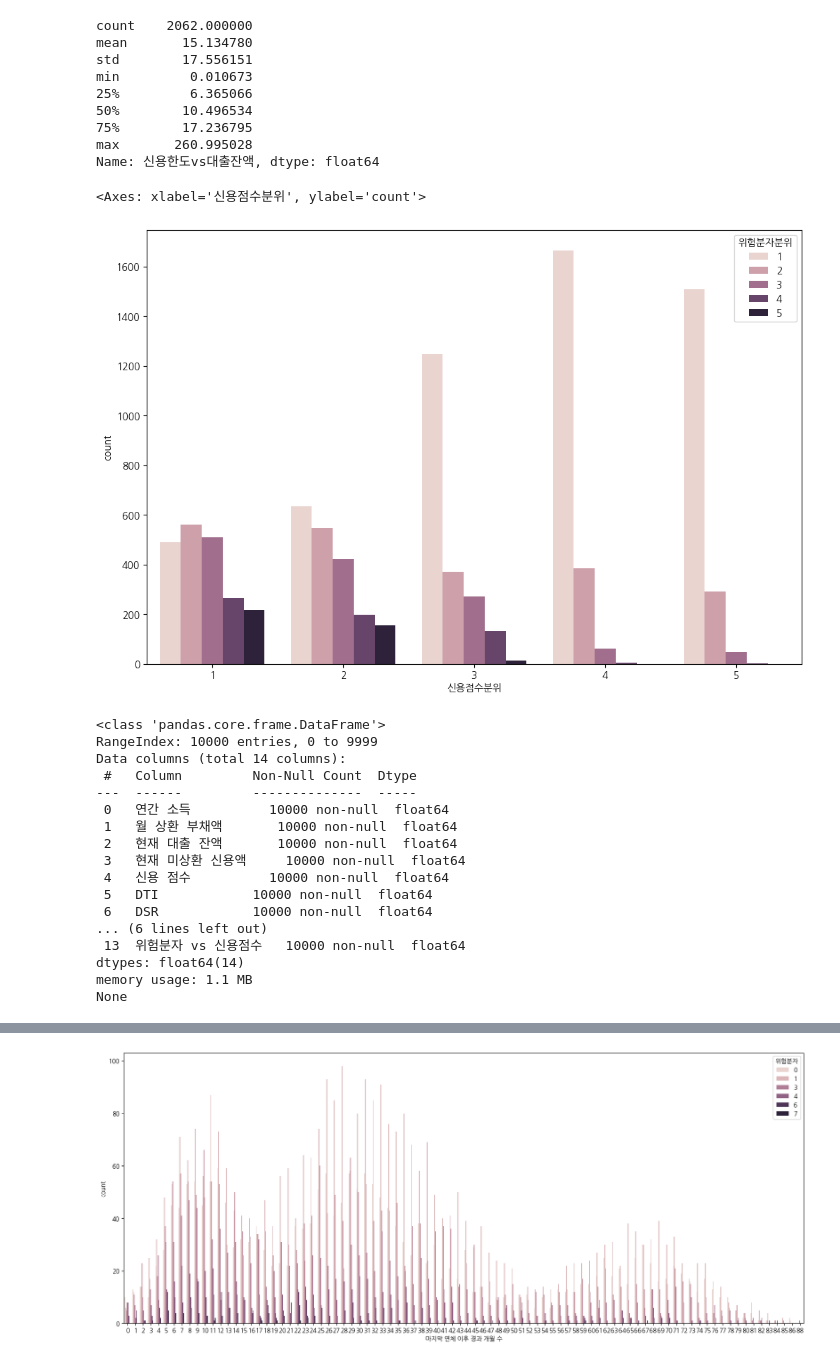
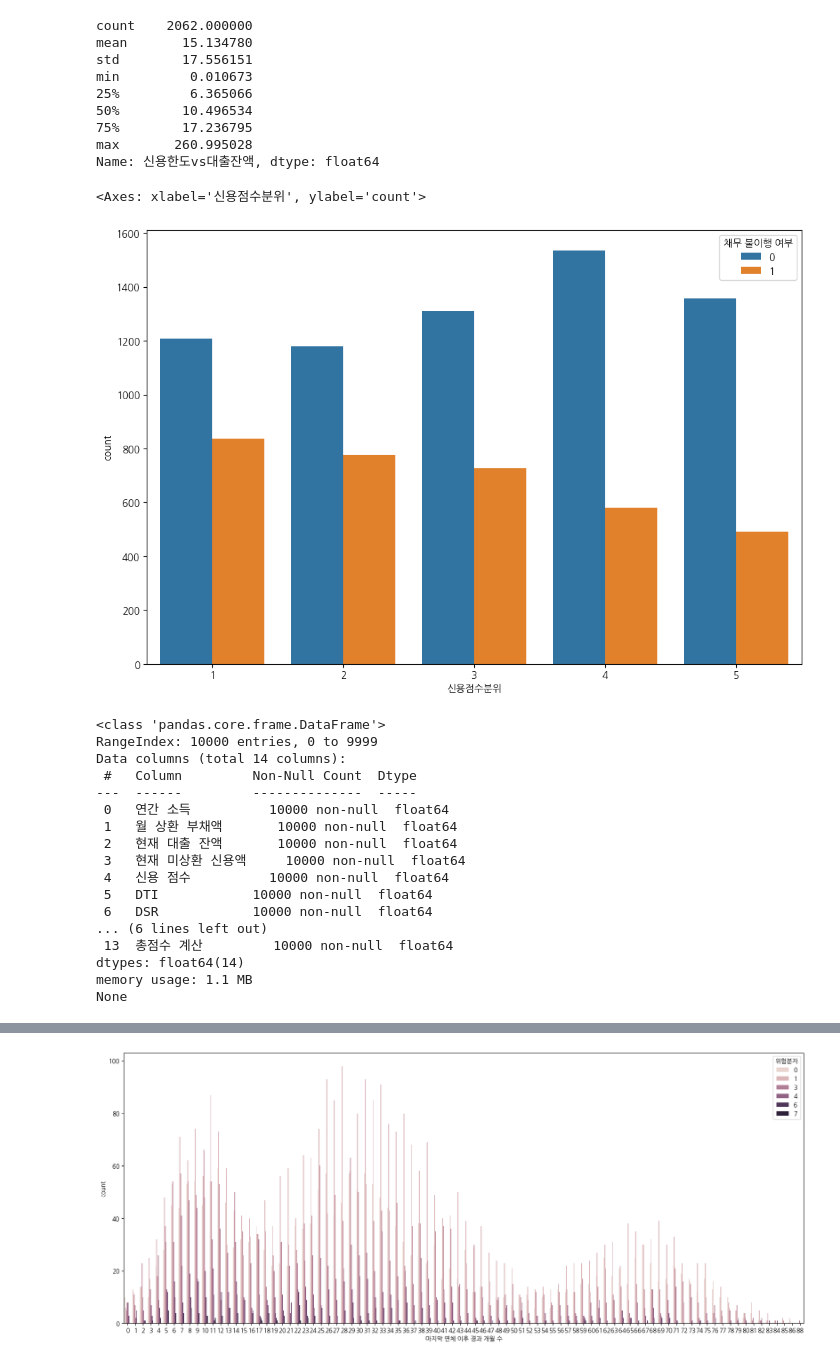
Before and after one commit to yunjun0914/dacon, a Jupyter notebook: 채무불이행 여부/채무불이행_boxcox변환.ipynb, the cells around one changed output, grey strips where cells are left out. Saved outputs shown, nothing was run; the diff lists cells and outputs as text; code cells hidden in the pictures.

```diff
--- a/채무불이행 여부/채무불이행_boxcox변환.ipynb
+++ b/채무불이행 여부/채무불이행_boxcox변환.ipynb
@@ -26,6 +26,7 @@ sns.countplot(x = "대출 상환 기간", hue = "채무 불이행 여부", data
 [figure]
 # %%
 from sklearn.ensemble import RandomForestRegressor
+from scipy.optimize import curve_fit
 def preprocess(df):
     df = df.copy()
     def year(x):
@@ -87,11 +88,18 @@ def preprocess(df):
     df["연체위험"] = ((df["연체 이후 경과 개월 분위수"] < 3) & (df["신용점수분위"] < 3)).astype(int)
 
 
-    df["위험분자"] = df["신용위험"] + df["소득위험"] + df["대출위험"] + df["파산위험"] + df["부채통합위험"] +df["부채통합위험2"] + df["장기상환위험"] + df["채무 이행 의지 없음"] + df["연체위험"]
+
+    df["위험분자"] = df["신용위험"] + df["소득위험"] + df["대출위험"] + df["파산위험"] + df["부채통합위험"] +df["부채통합위험2"] + df["장기상환위험"] + df["연체위험"] + df["채무 이행 의지 없음"]
 
     df["위험분자 가중치ver"] = np.exp(df["위험분자"])
 
-    df["위험분자분위"] = pd.qcut(df["위험분자"], 20, labels = [1,2,3,4,5], duplicates= "drop").astype(int)
+    #df["위험분자분위"] = pd.qcut(df["위험분자"], 50, labels = [1,2,3,4,5], duplicates= "drop").astype(int)
+    #df["신용점수 vs 위험분자"] = df["신용점수분위"] - df["위험분자"]
+
+    df["분위수 계산(양)"] = df["신용거래분위"] + df["신용점수분위"] + df["직장근속연수 분위수"] + df["연간소득분위"] + df["연체 이후 경과 개월 분위수"]
+    df["분위수 계산(음)"] = df["DTI분위"] + df["DSR분위"] + df["상환액 분위"] + df["대출잔액 분위수"] + df["개설된_신용계좌_분위수"] + df["위험분자"]
+
+    df["총점수 계산"] = (df["분위수 계산(양)"] / df["분위수 계산(음)"]) * 100
 
 
 
@@ -124,7 +132,13 @@ def preprocess(df):
 
     df["개설계좌vs연체이후개월수"] = df["개설된 신용계좌 수"] / (df["마지막 연체 이후 경과 개월 수"] + 1) * 100
 
-    df["위험분자 vs 신용점수"] = df["신용 점수"] / df["위험분자 가중치ver"]
+    #df["위험분자 vs 신용점수"] = df["신용 점수"] / df["위험분자 가중치ver"]
+
+    #df["이동평균 경과 개월 수"] = df["마지막 연체 이후 경과 개월 수"].rolling(window = 3).mean()
+    #df["이동평균 경과 개월 수"] = df["이동평균 경과 개월 수"].fillna(df["이동평균 경과 개월 수"].median())
+    #df["이동평균 신용점수"] = df["신용 점수"].rolling(window = 3).mean()
+    #df["이동평균 신용점수"] = df["이동평균 신용점수"].fillna(df["이동평균 신용점수"].median())
+
 
 
     신용거래 = df.groupby("개설된 신용계좌 수")["신용 거래 연수"].agg("mean")
@@ -180,15 +194,15 @@ Name: 신용한도vs대출잔액, dtype: float64
 # %%
 plt.rc("font", family = "NanumGothic")
 plt.figure(figsize = (12,8))
-sns.countplot(x = "신용점수분위", hue = "위험분자분위", data = train)
+sns.countplot(x = "신용점수분위", hue = "채무 불이행 여부", data = train)
 # %% [output]
 <Axes: xlabel='신용점수분위', ylabel='count'>
-[figure, old version]
+[figure, new version]
 # %%
 from scipy.stats import boxcox
 from scipy.special import boxcox1p
 
-cols = ["연간 소득", "월 상환 부채액", "현재 대출 잔액", "현재 미상환 신용액", "신용 점수", "DTI", "DSR", "개설된 신용계좌 수", "신용 거래 연수", "근속연수vs거래연수", "개설계좌vs연체이후개월수", "신용한도vs대출잔액", "최대 신용한도", "위험분자 vs 신용점수"]
+cols = ["연간 소득", "월 상환 부채액", "현재 대출 잔액", "현재 미상환 신용액", "신용 점수", "DTI", "DSR", "개설된 신용계좌 수", "신용 거래 연수", "근속연수vs거래연수", "개설계좌vs연체이후개월수", "신용한도vs대출잔액", "최대 신용한도", "총점수 계산"]
 for c in cols:
     train[c] = train[c].where((train[c] > 0), np.nan)
     test[c] = test[c].where((test[c] > 0), np.nan)
@@ -212,7 +226,7 @@ Data columns (total 14 columns):
  5   DTI            10000 non-null  float64
  6   DSR            10000 non-null  float64
 ... (6 lines left out)
- 13  위험분자 vs 신용점수   10000 non-null  float64
+ 13  총점수 계산         10000 non-null  float64
 dtypes: float64(14)
 memory usage: 1.1 MB
 None
```
Also changed, not shown: parts of 10 cells of this notebook.
